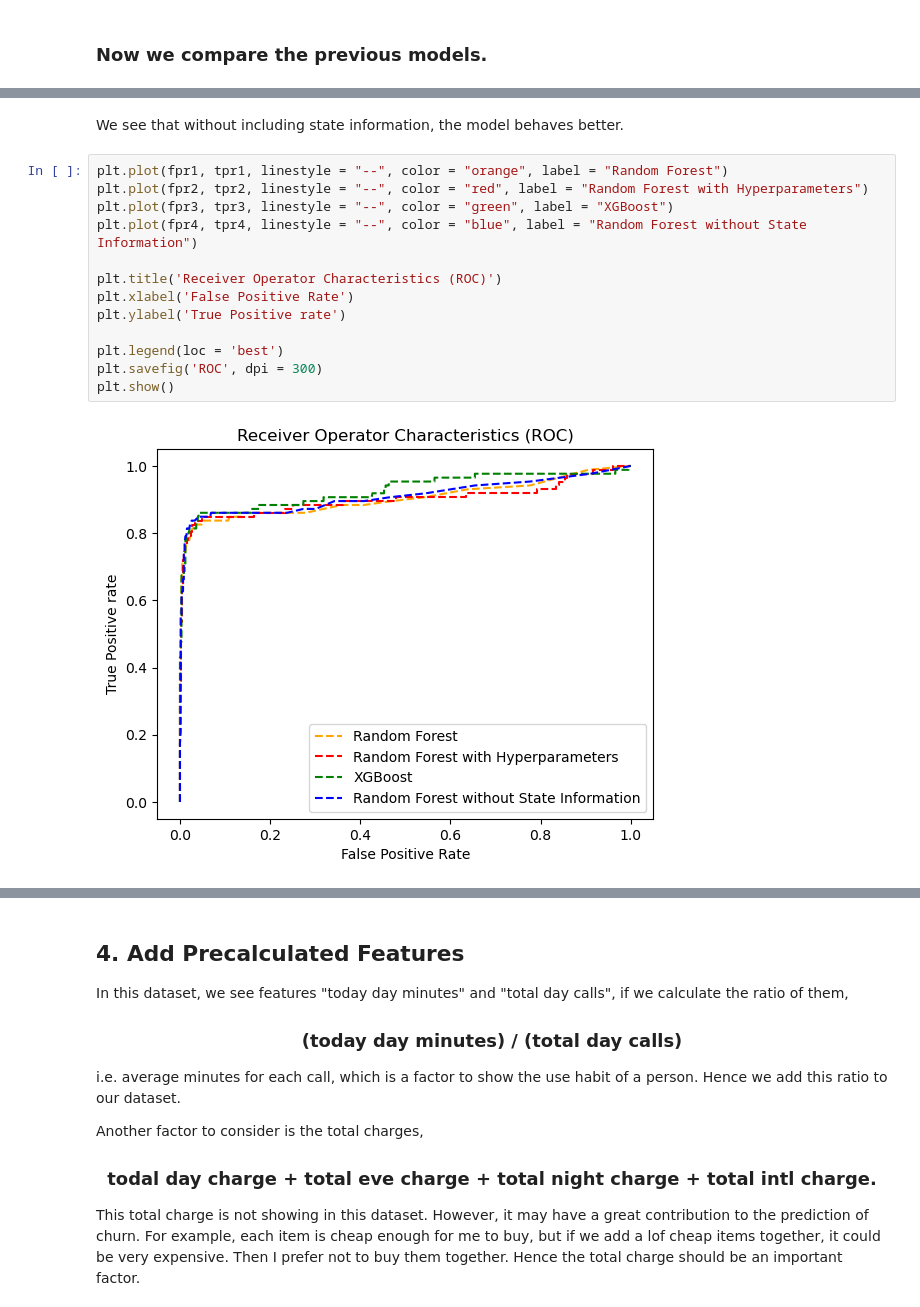
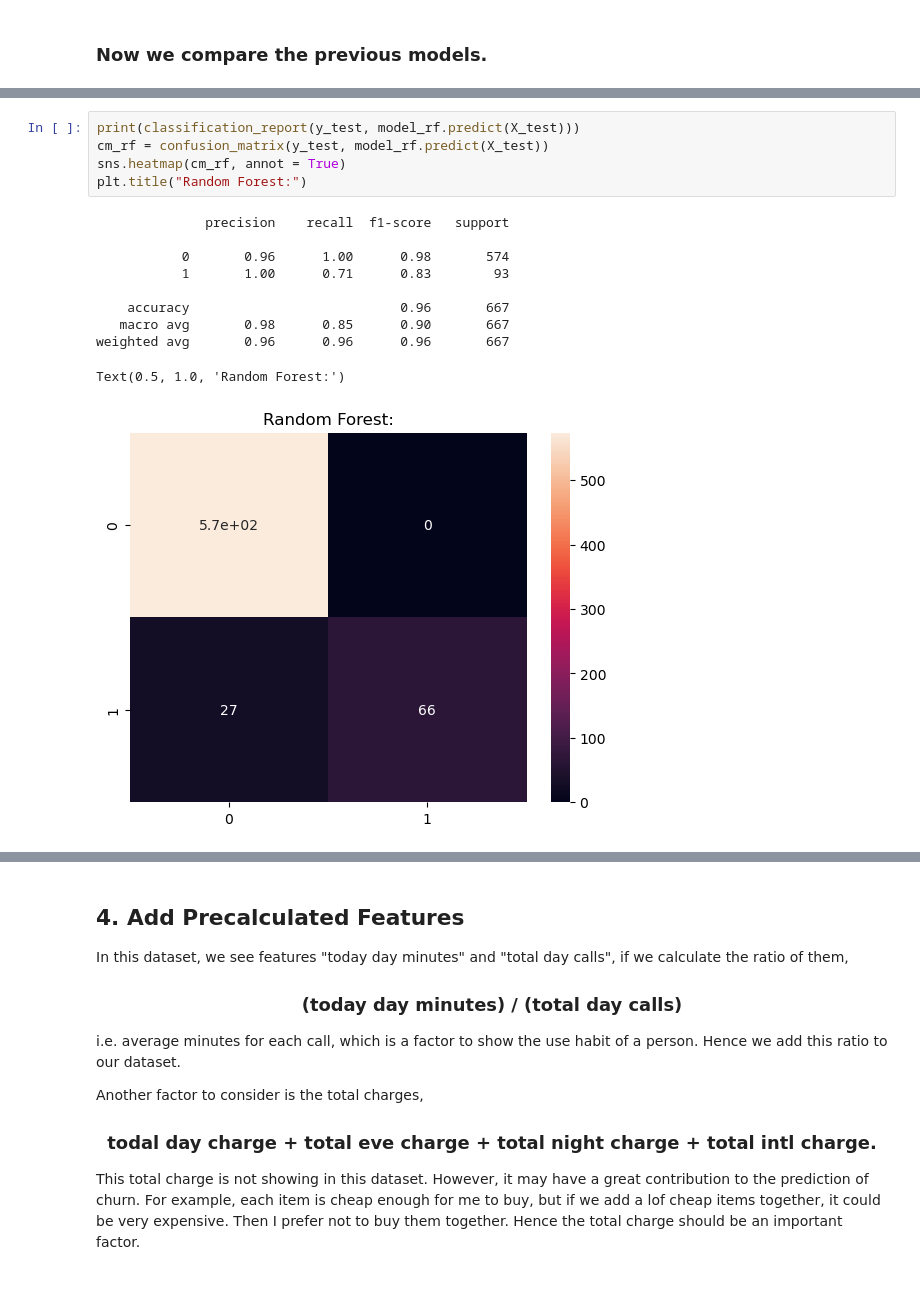
Before and after one commit to xianchangmeng/Predict-Customer-Churn, a Jupyter notebook: Improve predictions on customer churn.ipynb, the cells around one changed output, grey strips where cells are left out. Drawn from its saved outputs; the diff is of its cells as text.

Commit message:
Improved predictions on Telecom Churn

```diff
--- a/Improve predictions on customer churn.ipynb
+++ b/Improve predictions on customer churn.ipynb
@@ -437,17 +417,16 @@ Random Forest without State Information:  0.9100488332065805
-# %% [markdown]
-We see that without including state information, the model behaves better.
-# %%
-plt.plot(fpr1, tpr1, linestyle = "--", color = "orange", label = "Random Forest")
-plt.plot(fpr2, tpr2, linestyle = "--", color = "red", label = "Random Forest with Hyperparameters")
-plt.plot(fpr3, tpr3, linestyle = "--", color = "green", label = "XGBoost")
-plt.plot(fpr4, tpr4, linestyle = "--", color = "blue", label = "Random Forest without State Information")
-
-plt.title('Receiver Operator Characteristics (ROC)')
-plt.xlabel('False Positive Rate')
-plt.ylabel('True Positive rate')
-
-plt.legend(loc = 'best')
-plt.savefig('ROC', dpi = 300)
-plt.show()
-# %% [output]
-[figure, removed]
+# %%
+print(classification_report(y_test, model_rf.predict(X_test)))
+cm_rf = confusion_matrix(y_test, model_rf.predict(X_test))
+sns.heatmap(cm_rf, annot = True)
+plt.title("Random Forest:")
+# %% [output]
+              precision    recall  f1-score   support
+
+           0       0.96      1.00      0.98       574
+           1       1.00      0.71      0.83        93
+
+    accuracy                           0.96       667
+   macro avg       0.98      0.85      0.90       667
+weighted avg       0.96      0.96      0.96       667
+Text(0.5, 1.0, 'Random Forest:')
+[figure, added]
```
Also changed, not shown: parts of 48 cells of this notebook.
